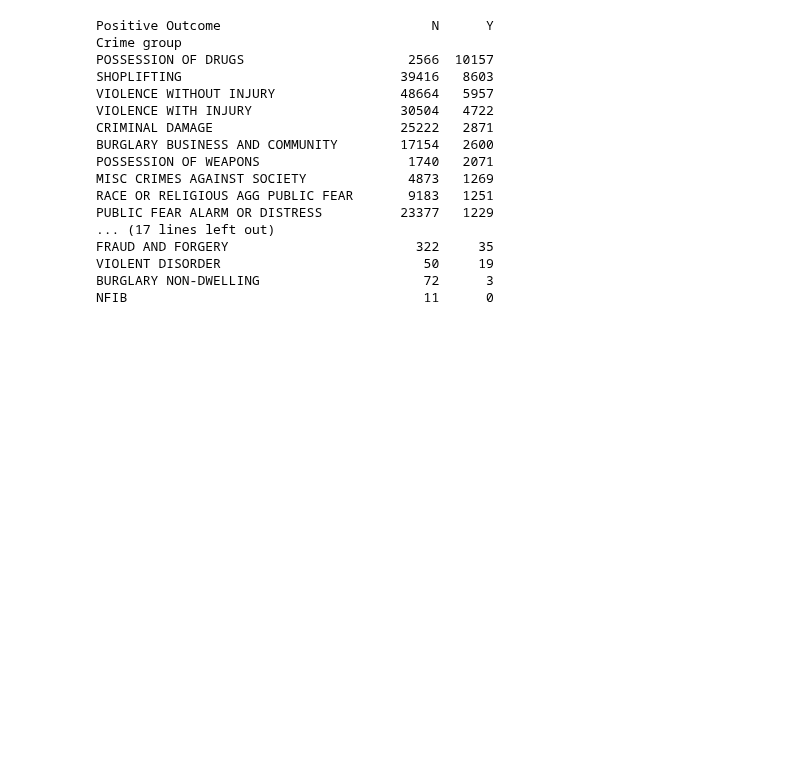
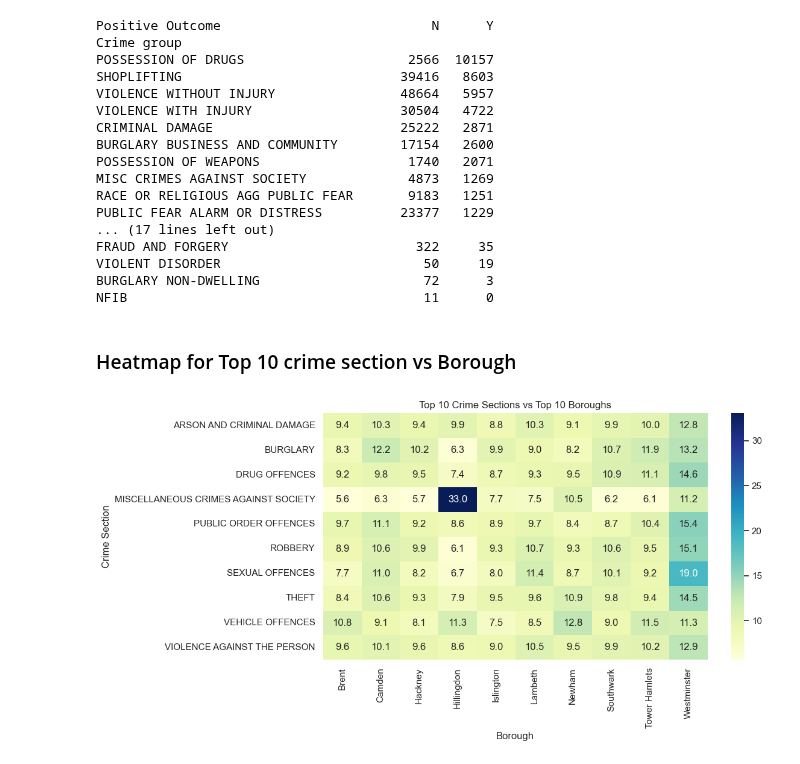
Before and after one commit to Kaori61/crime-data-analysis, a Jupyter notebook: jupyter_notebooks/exploratory_data_analysis.ipynb, the cells around one changed output. Saved outputs shown, nothing was run; the diff lists cells and outputs as text; code cells hidden in the pictures; blank space fills up the shorter version.

Commit message:
add heatmaps

```diff
--- a/jupyter_notebooks/exploratory_data_analysis.ipynb
+++ b/jupyter_notebooks/exploratory_data_analysis.ipynb
@@ -172,3 +172,21 @@ FRAUD AND FORGERY                        322     35
 VIOLENT DISORDER                          50     19
 BURGLARY NON-DWELLING                     72      3
 NFIB                                      11      0
+# %% [markdown]
+### Heatmap for Top 10 crime section vs Borough
+# %%
+# filter the dataset. top_crime_section & top_boroughs shows top 10 results of those columns that were created in the first two visualisation graphs.
+filtered_df = df[df['Crime Section'].isin(top_crime_section) & df['Borough'].isin(top_boroughs)]
+
+# heatmap Crime section vs Borough
+
+heat_data = pd.crosstab(filtered_df['Crime Section'], filtered_df['Borough'], normalize='index') * 100
+plt.figure(figsize=(12, 6))
+sns.heatmap(heat_data, annot=True, fmt='.1f', cmap='YlGnBu')
+plt.title('Top 10 Crime Sections vs Top 10 Boroughs')
+plt.ylabel('Crime Section')
+plt.xlabel('Borough')
+plt.tight_layout()
+plt.show()
+# %% [output]
+[figure, added]
```
Also changed, not shown: parts of 3 cells of this notebook.
